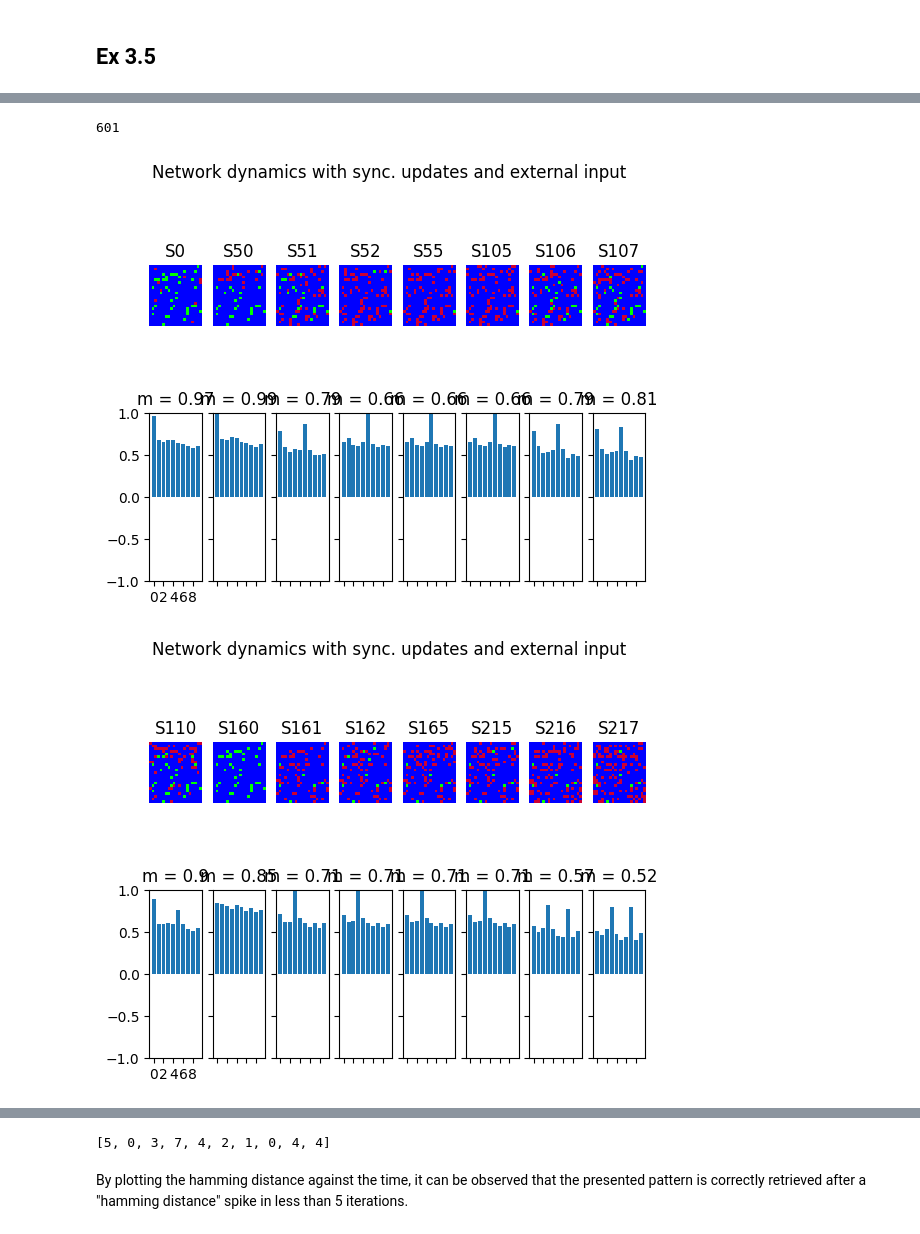
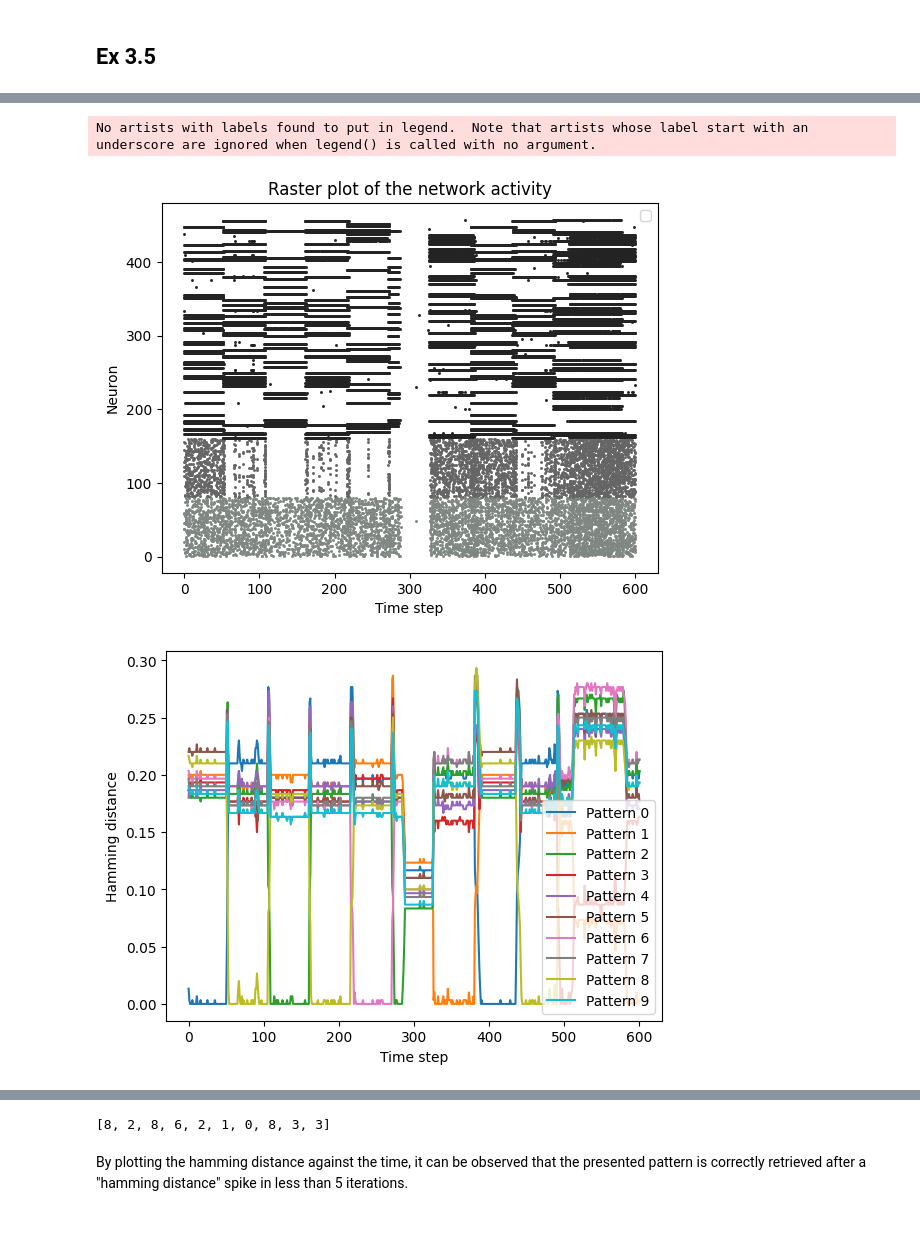
Before and after one commit to siyounglee00/Mini-project-NX, a Jupyter notebook: Miniproject_ex3.ipynb, the cells around one changed output, grey strips where cells are left out. Drawn from its saved outputs; the diff is of its cells as text; code cells hidden in the pictures.

Commit message:
Added Rasted Plot for exercise 3.5

```diff
--- a/Miniproject_ex3.ipynb
+++ b/Miniproject_ex3.ipynb
@@ -641,24 +641,25 @@ plot_tools.plot_pattern_list(pattern_list)
 # %%
-from helper_functions_ex3 import flip_and_iterate, plot_state_sequence_and_overlap, study_hamming_distances
+from helper_functions_ex3 import flip_and_iterate, plot_state_sequence_and_overlap, study_hamming_distances, plot_raster
 
 noisy_init_pattern, sigmas_list, sigmas_list_as_patterns, sigmas_list_ids, full_sigmas_list_as_patterns, patterns_presented = flip_and_iterate(
     cst, shape, pattern_list, init_pattern=0, only_last_state=False, function_name="sync_2inhib", ext_p=ext_p)
 
-print(len(full_sigmas_list_as_patterns))
+# print(len(full_sigmas_list_as_patterns))
 
-sub_sigmas_list = [sigmas_list_as_patterns[i:i + 8] for i in range(0, len(sigmas_list_as_patterns), 8)]
-sub_sigmas_ids = [sigmas_list_ids[i:i + 8] for i in range(0, len(sigmas_list_ids), 8)]
+# sub_sigmas_list = [sigmas_list_as_patterns[i:i + 8] for i in range(0, len(sigmas_list_as_patterns), 8)]
+# sub_sigmas_ids = [sigmas_list_ids[i:i + 8] for i in range(0, len(sigmas_list_ids), 8)]
 
-for i, s_l_a_p in enumerate(sub_sigmas_list): # s_l_a_p: sigmas_list_as_patterns
-    # plot_tools.plot_pattern_list(s_l_a_p)
+# for i, s_l_a_p in enumerate(sub_sigmas_list): # s_l_a_p: sigmas_list_as_patterns
+#     # plot_tools.plot_pattern_list(s_l_a_p)
 
-    plot_state_sequence_and_overlap(
-        s_l_a_p, pattern_list, overlap_from=cst["N_I"], ids=sub_sigmas_ids[i], suptitle="Network dynamics with sync. updates and external input")
+#     plot_state_sequence_and_overlap(
+#         s_l_a_p, pattern_list, overlap_from=cst["N_I"], ids=sub_sigmas_ids[i], suptitle="Network dynamics with sync. updates and external input")
 
+plot_raster(cst, full_sigmas_list_as_patterns, separations=[round(cst["N_I"]/2), cst["N_I"]])
 study_hamming_distances(cst, full_sigmas_list_as_patterns, pattern_list, overlap_from=cst["N_I"])
-study_hamming_distances(cst, full_sigmas_list_as_patterns, pattern_list, overlap_from=cst["N_I"], patterns_ids=[0, 1, 2])
+# study_hamming_distances(cst, full_sigmas_list_as_patterns, pattern_list, overlap_from=cst["N_I"], patterns_ids=[0, 1, 2])
 print(patterns_presented)
 # %% [output]
-601
+No artists with labels found to put in legend.  Note that artists whose label start with an underscore are ignored when legend() is called with no argument.
-[figure, old version]
+[figure, new version]
-[figure, old version]
+[figure, new version]
@@ -671,4 +666,4 @@ print(patterns_presented)
-[5, 0, 3, 7, 4, 2, 1, 0, 4, 4]
+[8, 2, 8, 6, 2, 1, 0, 8, 3, 3]
 # %% [markdown]
 By plotting the hamming distance against the time, it can be observed that the presented pattern is correctly retrieved after a "hamming distance" spike in less than 5 iterations.
 # %%
```
Also changed, not shown: parts of 5 cells of this notebook, 2 other files.
